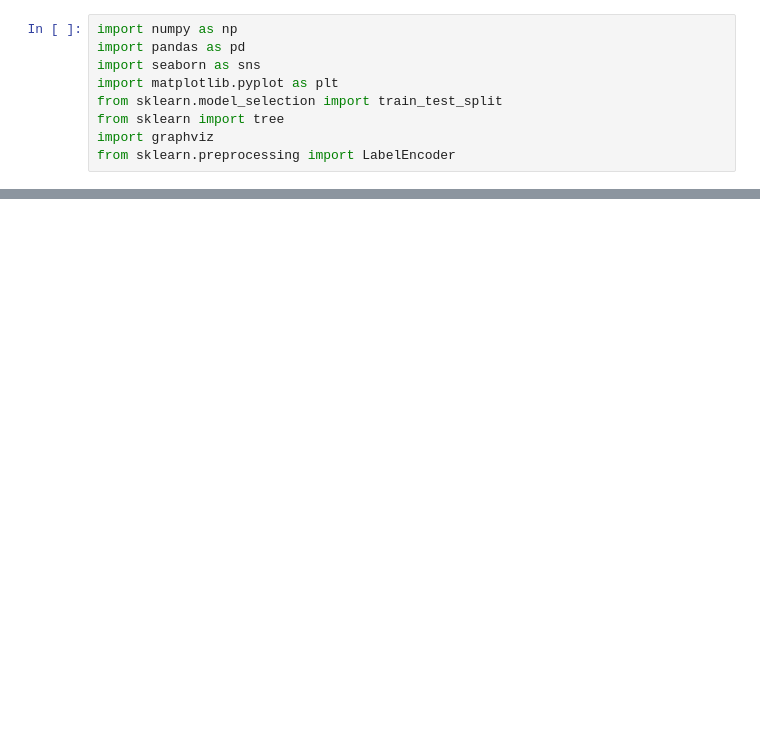
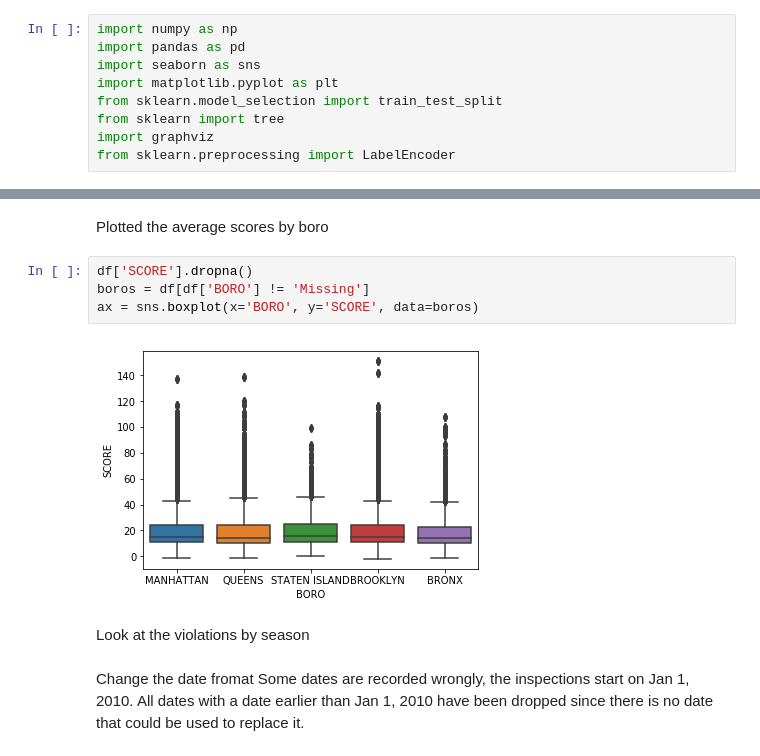
Before and after one commit to stefanopoggio/restaurant-inspection, a Jupyter notebook: Inspection_code.ipynb, the cells around one changed output, grey strips where cells are left out. Drawn from its saved outputs; the diff is of its cells as text; blank space fills up the shorter version.

```diff
--- a/Inspection_code.ipynb
+++ b/Inspection_code.ipynb
@@ -164,0 +35,14 @@ NameError: name 'X' is not defined
+# %% [markdown]
+Plotted the average scores by boro
+# %%
+df['SCORE'].dropna()
+boros = df[df['BORO'] != 'Missing']
+ax = sns.boxplot(x='BORO', y='SCORE', data=boros)
+# %% [output]
+[figure, added]
+# %% [markdown]
+Look at the violations by season
+# %% [markdown]
+Change the date fromat
+Some dates are recorded wrongly, the inspections start on Jan 1, 2010.
+All dates with a date earlier than Jan 1, 2010 have been dropped since there is no date that could be used to replace it.
```
Also changed, not shown: parts of 27 cells of this notebook.
